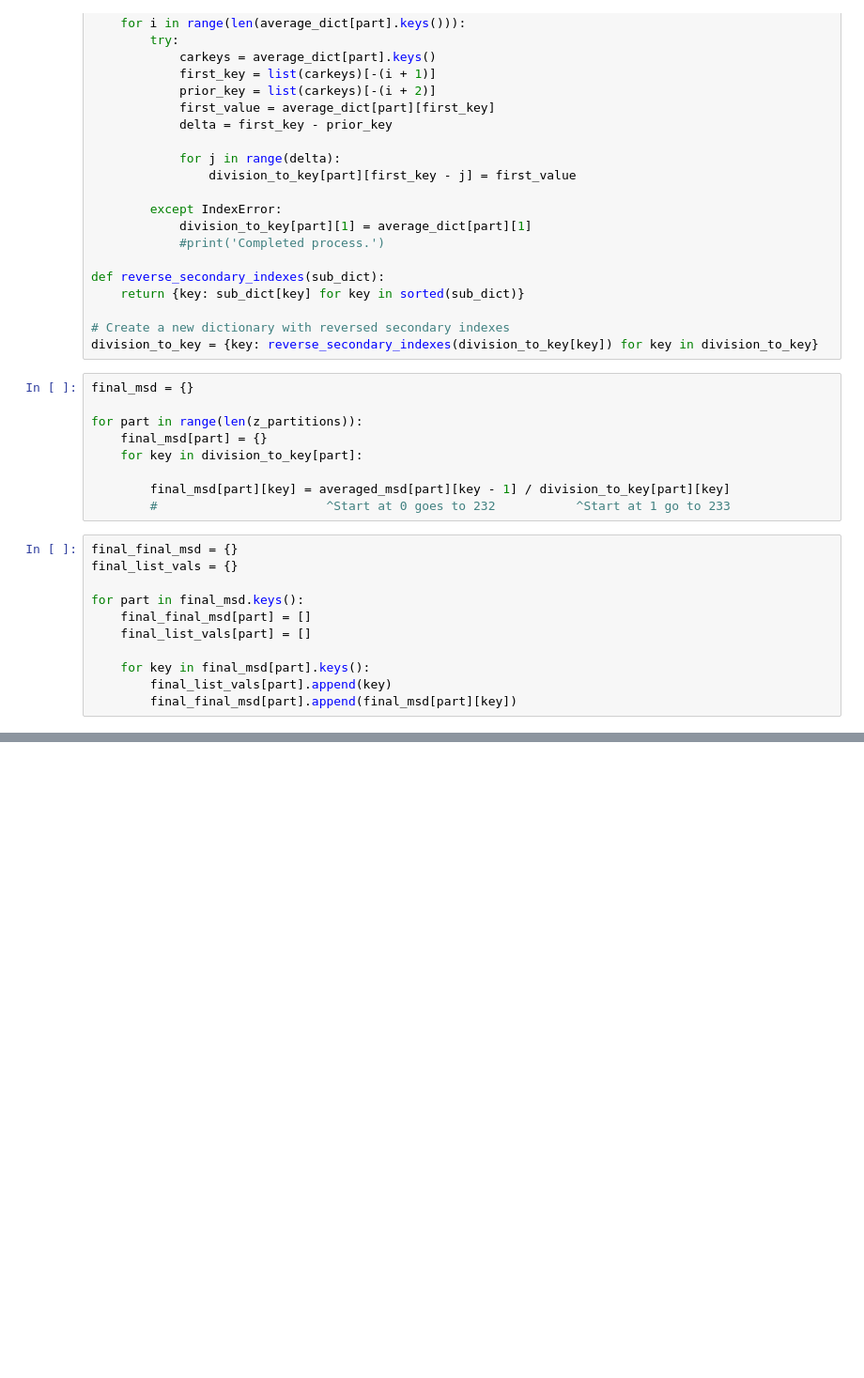
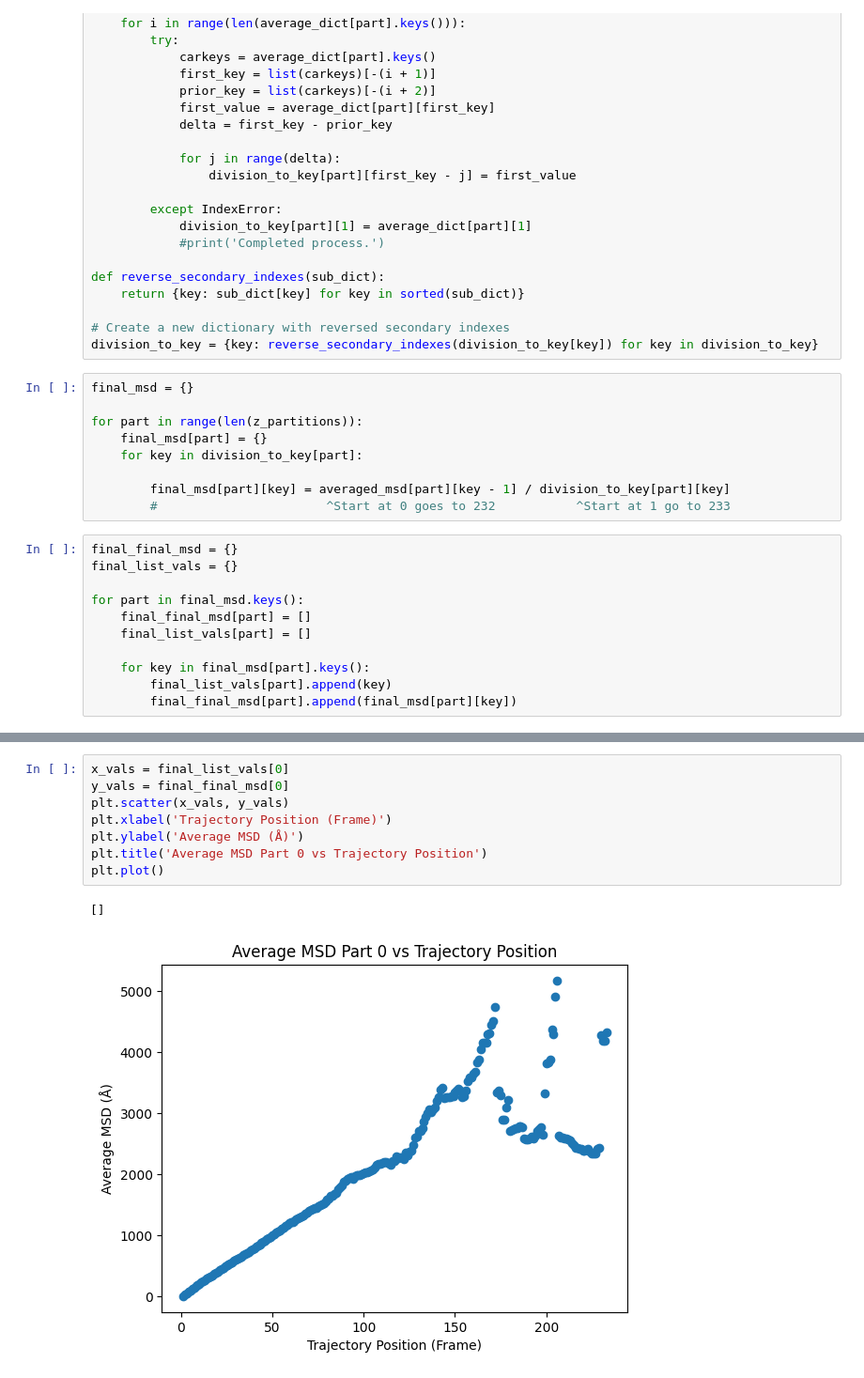
Before and after one commit to AndrewSykes1/msd_water_box, a Jupyter notebook: msd_processer.IPYNB, the cells around one changed output, grey strips where cells are left out. Shown at 94% size. Drawn from its saved outputs; the diff is of its cells as text; blank space fills up the shorter version.

```diff
--- a/msd_processer.IPYNB
+++ b/msd_processer.IPYNB
@@ -173,0 +177,11 @@ for i in range(len(z_partitions)):
+# %%
+x_vals = final_list_vals[0]
+y_vals = final_final_msd[0]
+plt.scatter(x_vals, y_vals)
+plt.xlabel('Trajectory Position (Frame)')
+plt.ylabel('Average MSD (Å)')
+plt.title('Average MSD Part 0 vs Trajectory Position')
+plt.plot()
+# %% [output]
+[]
+[figure, added]
```
Also changed, not shown: parts of 5 cells of this notebook, 5 other files.
